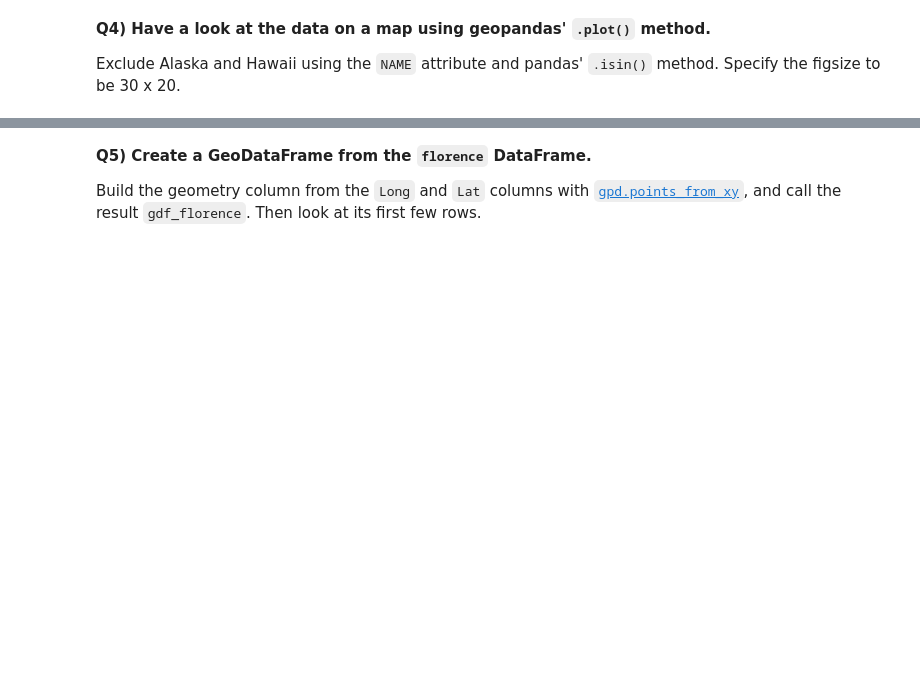
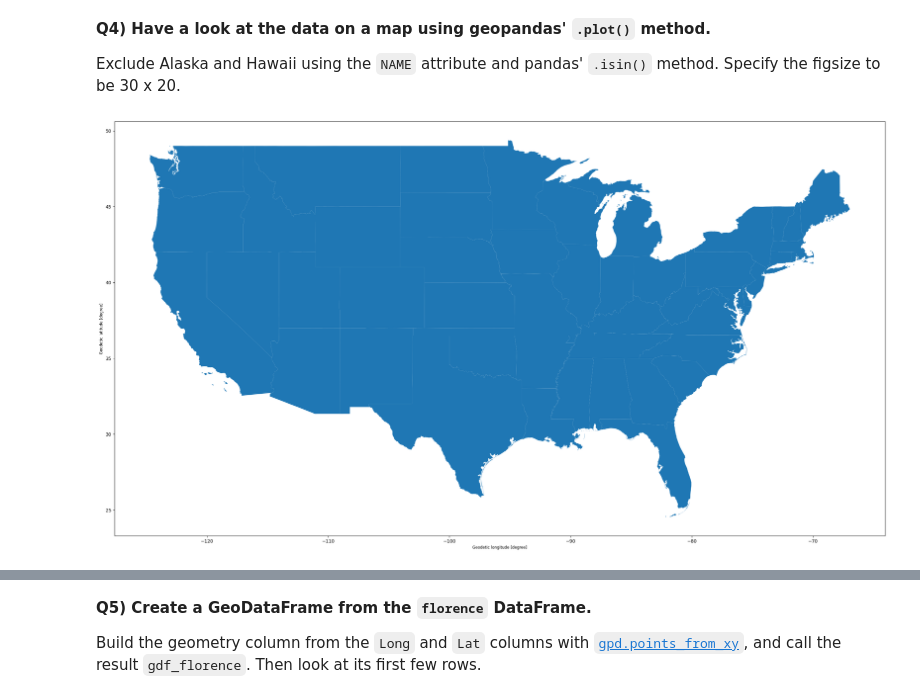
Before and after one commit to NilsChabloz/2026_Intro_Python, a Jupyter notebook: live/part-I/1.6-geospatial-vector-data-environmental-exercises.ipynb, the cells around one changed output, grey strips where cells are left out. Saved outputs shown, nothing was run; the diff lists cells and outputs as text; code cells hidden in the pictures; blank space fills up the shorter version.

```diff
--- a/live/part-I/1.6-geospatial-vector-data-environmental-exercises.ipynb
+++ b/live/part-I/1.6-geospatial-vector-data-environmental-exercises.ipynb
@@ -78,6 +82,7 @@ Import geopandas as `gpd`, pandas as `pd`, and matplotlib's pyplot as `plt`.
 The file is cached at `states_path`. Call the result `country`.
 # %%
 # Read the data with the geopandas function
+country = gpd.read_file(states_path)
 # %% [markdown]
 **Q3) Have a look at the data. What type of geometries does it contain?**
 
@@ -91,6 +104,12 @@ Exclude Alaska and Hawaii using the `NAME` attribute and pandas' `.isin()` metho
 figsize to be 30 x 20.
 # %%
 # Plot the US states (Alaska and Hawaii excluded)
+country = country[~country['NAME'].isin(['Alaska', 'Hawaii', 'Puerto Rico'])]
+fig, ax = plt.subplots(figsize = (30, 20))
+country.plot(ax=ax)
+plt.show()
+# %% [output]
+[figure, added]
 # %%
 # Pre-supplied: read in the hurricane Florence data, drop the advisory bookkeeping columns,
 # fix the longitude sign, and have a look at the dataframe.
```
Also changed, not shown: parts of 9 cells of this notebook.
